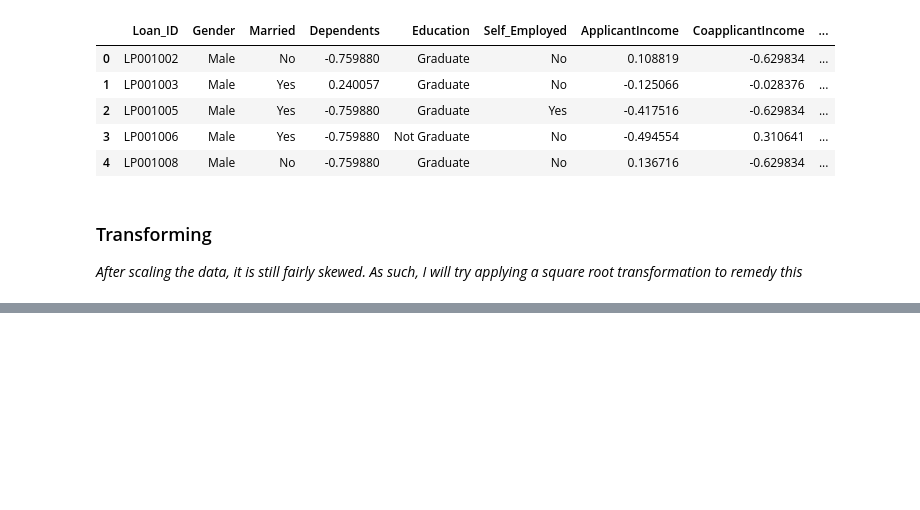
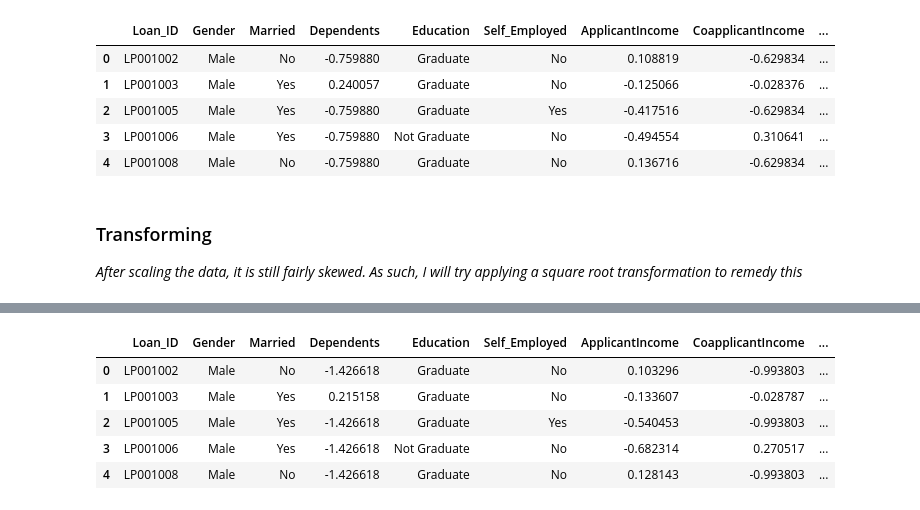
Before and after one commit to andrewnoonan2004/INFSCI-0510, a Jupyter notebook: Assignment4.ipynb, the cells around one changed output, grey strips where cells are left out. Saved outputs shown, nothing was run; the diff lists cells and outputs as text; code cells hidden in the pictures; blank space fills up the shorter version.

```diff
--- a/Assignment4.ipynb
+++ b/Assignment4.ipynb
@@ -443,0 +457,9 @@ for col in transformed.columns:
+# %%
+df.head()
+# %% [output]
+|  | Loan_ID | Gender | Married | Dependents | Education | Self_Employed | ApplicantIncome | CoapplicantIncome | ... |
+| 0 | LP001002 | Male | No | -1.426618 | Graduate | No | 0.103296 | -0.993803 | ... |
+| 1 | LP001003 | Male | Yes | 0.215158 | Graduate | No | -0.133607 | -0.028787 | ... |
+| 2 | LP001005 | Male | Yes | -1.426618 | Graduate | Yes | -0.540453 | -0.993803 | ... |
+| 3 | LP001006 | Male | Yes | -1.426618 | Not Graduate | No | -0.682314 | 0.270517 | ... |
+| 4 | LP001008 | Male | No | -1.426618 | Graduate | No | 0.128143 | -0.993803 | ... |
```
Also changed, not shown: parts of 16 cells of this notebook.
